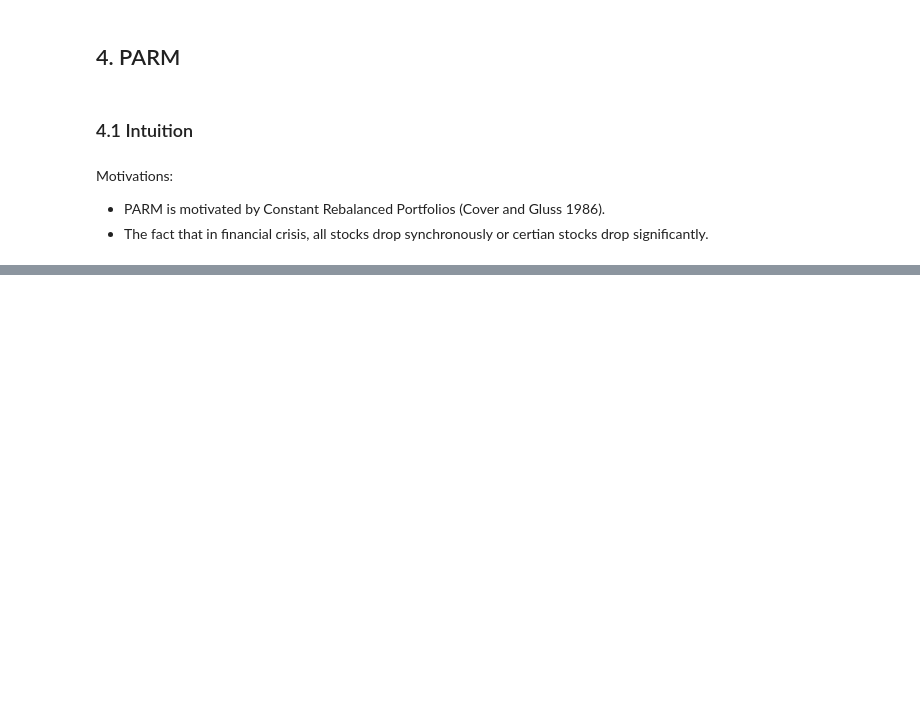
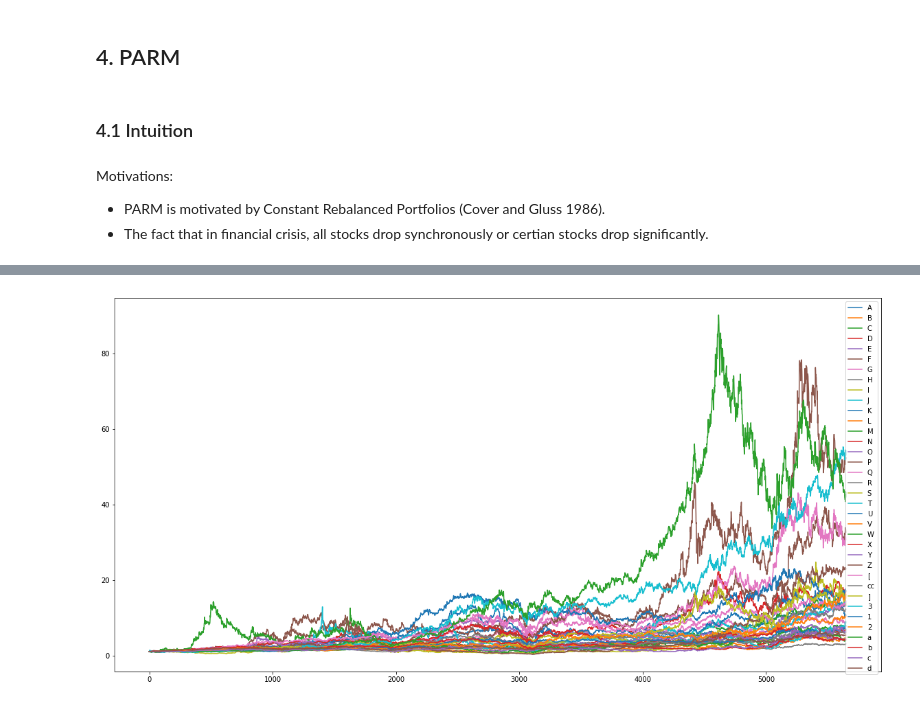
Before and after one commit to KhangDuyLe/portfolio-selection, a Jupyter notebook: PARM.ipynb, the cells around one changed output, grey strips where cells are left out. Cells and saved outputs as stored; diff of their text form; code cells hidden in the pictures; blank space fills up the shorter version.

```diff
--- a/PARM.ipynb
+++ b/PARM.ipynb
@@ -141,0 +391,2 @@ Motivations:
+# %%
+data.columns = X.columns
@@ -141,0 +395,9 @@ Motivations:
+# %%
+plt.rcParams["figure.figsize"] = (20,10)
+
+for col in X.columns:
+    plt.plot(data[col], label=col)
+plt.legend()
+plt.show()
+# %% [output]
+[figure, added]
```
Also changed, not shown: parts of 50 cells of this notebook, 23 other files.
